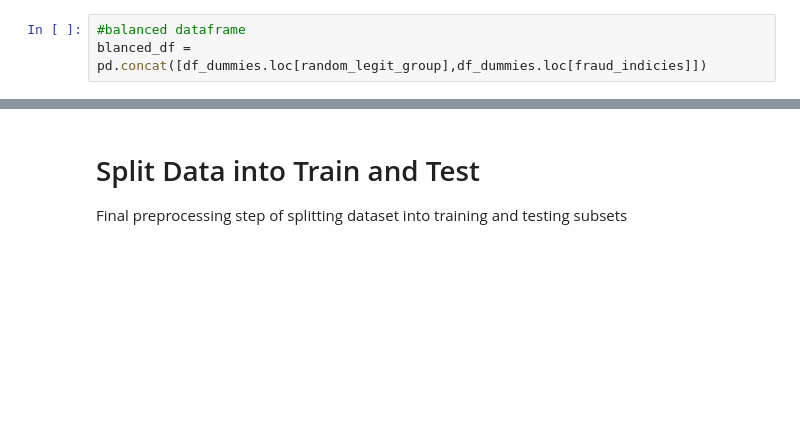
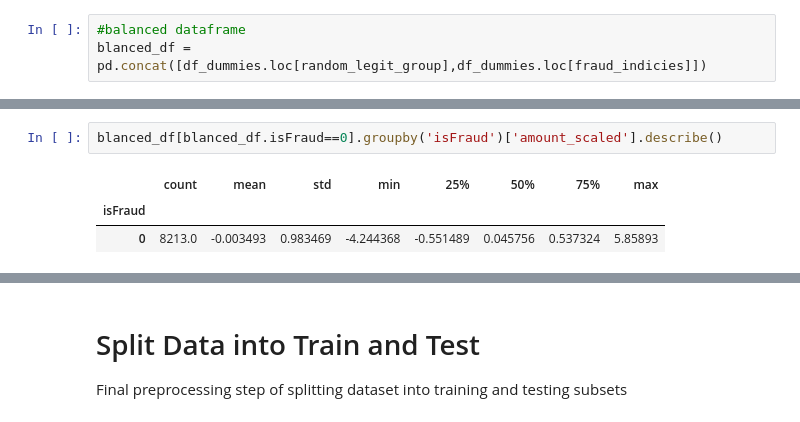
Before and after one commit to berdwitt/Fraud-Detection-in-Mobile-Money-Transactions, a Jupyter notebook: Notebooks/Preprocessing and Training Data.ipynb, the cells around one changed output, grey strips where cells are left out. Cells and saved outputs as stored; diff of their text form; blank space fills up the shorter version.

```diff
--- a/Notebooks/Preprocessing and Training Data.ipynb
+++ b/Notebooks/Preprocessing and Training Data.ipynb
@@ -99,0 +148,6 @@ blanced_df = pd.concat([df_dummies.loc[random_legit_group],df_dummies.loc[fraud_
+# %%
+blanced_df[blanced_df.isFraud==0].groupby('isFraud')['amount_scaled'].describe()
+# %% [output]
+|  | count | mean | std | min | 25% | 50% | 75% | max |
+| isFraud |  |  |  |  |  |  |  |  |
+| 0 | 8213.0 | -0.003493 | 0.983469 | -4.244368 | -0.551489 | 0.045756 | 0.537324 | 5.85893 |
```
Also changed, not shown: parts of 12 cells of this notebook.
